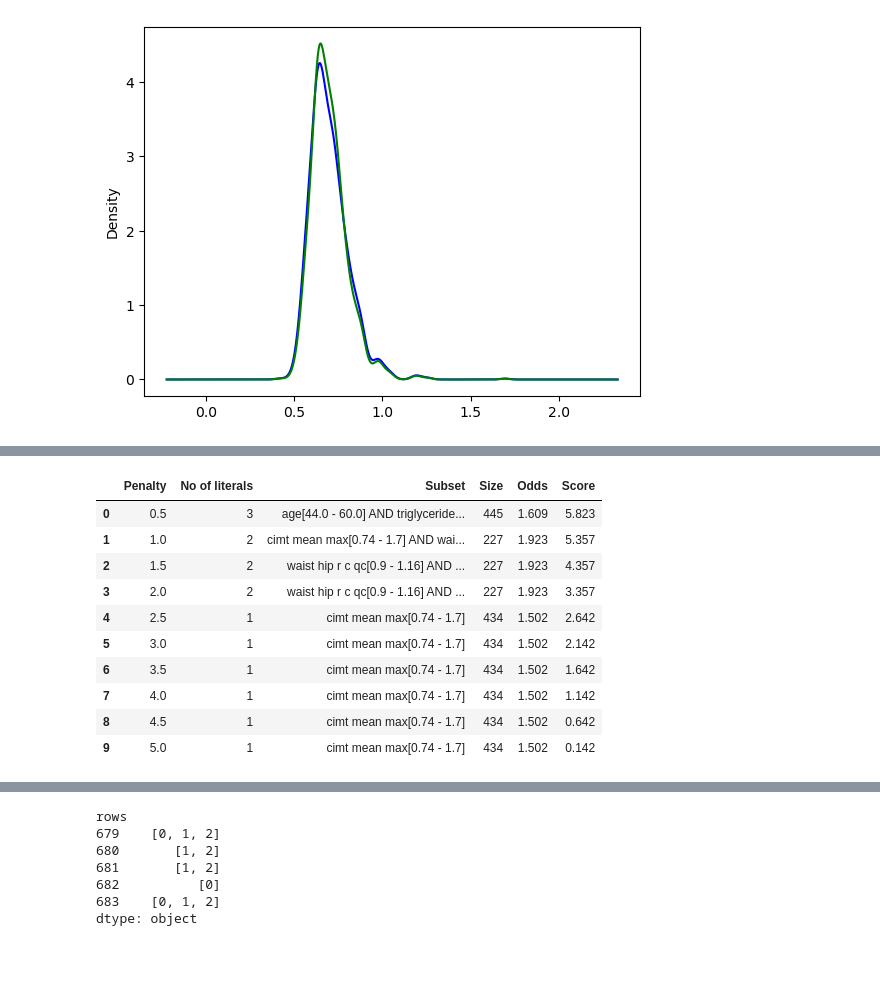
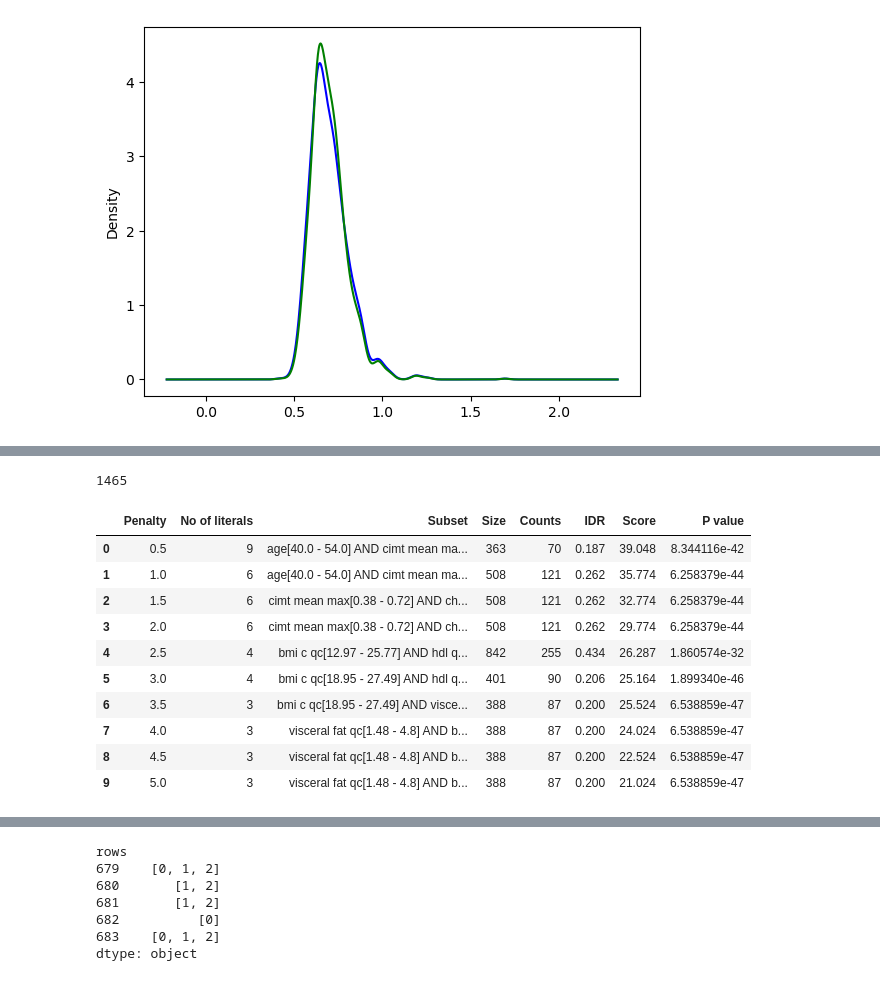
Before and after one commit to kayvinsoo7/HAALSI_work, a Jupyter notebook: mdscan-master/Poisson_scoring.ipynb, the cells around one changed output, grey strips where cells are left out. Cells and saved outputs as stored; diff of their text form; code cells hidden in the pictures.

```diff
--- a/mdscan-master/Poisson_scoring.ipynb
+++ b/mdscan-master/Poisson_scoring.ipynb
@@ -88,5 +90,5 @@ treated['normalizedOutcome'] = (treated['MorbidityCount'] - treated['MorbidityCo
 
 # defining the expectations as mean of the target
 # treated['expectation'] = treated[target_col].mean()
-treated['expectationPoisson'] = treated['normalizedOutcome'].mean()
-# treated['expectationPoisson'] = treated['MorbidityCount'].mean()
+# treated['expectationPoisson'] = treated['normalizedOutcome'].mean()
+treated['expectationPoisson'] = treated['MorbidityCount'].mean()
@@ -96,0 +134,20 @@ treated['normalizedOutcome'].mean()
+# %%
+
+poisData = treated['partnership_status_c_qc']
+
+number_of_participants = len(poisData)  # Total number of participants
+
+# Assuming each participant contributes an equal amount of time (e.g., 1 day)
+time_at_risk_per_participant = treated['partnership_status_c_qc'].mean()  # Adjust this value as per your study design
+
+# Total person-time at risk
+total_person_time = number_of_participants * time_at_risk_per_participant
+
+# Total number of events (sum of counts)
+total_events = np.sum(poisData)
+
+# Calculating incidence density
+incidence_density = total_events / total_person_time
+
+# Print the result
+print("Incidence Density:", incidence_density, "events per person-time unit")
@@ -255,25 +580,32 @@ Size = 434, Odds = 1.502, Score = 0.142
+# %%
+dff_2.shape[0]
+# %% [output]
+1465
 # %%
 results_df = pd.DataFrame({
     'Penalty': penalty_values,
     'No of literals': count_results,
     'Subset': subset_results1,
     'Size': size_results,
-    'Odds': odds_results,
-    'Score': score_results
+    'Counts': disease_counts,
+    'IDR': IDR_results,
+    'Score': score_results,
+    # 'Z score': z_scores,
+    'P value': p_values,
 })
 
 # Display the DataFrame
 results_df
 # %% [output]
-|  | Penalty | No of literals | Subset | Size | Odds | Score |
-| 0 | 0.5 | 3 | age[44.0 - 60.0] AND triglyceride... | 445 | 1.609 | 5.823 |
-| 1 | 1.0 | 2 | cimt mean max[0.74 - 1.7] AND wai... | 227 | 1.923 | 5.357 |
-| 2 | 1.5 | 2 | waist hip r c qc[0.9 - 1.16] AND ... | 227 | 1.923 | 4.357 |
-| 3 | 2.0 | 2 | waist hip r c qc[0.9 - 1.16] AND ... | 227 | 1.923 | 3.357 |
-| 4 | 2.5 | 1 | cimt mean max[0.74 - 1.7] | 434 | 1.502 | 2.642 |
-| 5 | 3.0 | 1 | cimt mean max[0.74 - 1.7] | 434 | 1.502 | 2.142 |
-| 6 | 3.5 | 1 | cimt mean max[0.74 - 1.7] | 434 | 1.502 | 1.642 |
-| 7 | 4.0 | 1 | cimt mean max[0.74 - 1.7] | 434 | 1.502 | 1.142 |
-| 8 | 4.5 | 1 | cimt mean max[0.74 - 1.7] | 434 | 1.502 | 0.642 |
-| 9 | 5.0 | 1 | cimt mean max[0.74 - 1.7] | 434 | 1.502 | 0.142 |
+|  | Penalty | No of literals | Subset | Size | Counts | IDR | Score | P value |
+| 0 | 0.5 | 9 | age[40.0 - 54.0] AND cimt mean ma... | 363 | 70 | 0.187 | 39.048 | 8.344116e-42 |
+| 1 | 1.0 | 6 | age[40.0 - 54.0] AND cimt mean ma... | 508 | 121 | 0.262 | 35.774 | 6.258379e-44 |
+| 2 | 1.5 | 6 | cimt mean max[0.38 - 0.72] AND ch... | 508 | 121 | 0.262 | 32.774 | 6.258379e-44 |
+| 3 | 2.0 | 6 | cimt mean max[0.38 - 0.72] AND ch... | 508 | 121 | 0.262 | 29.774 | 6.258379e-44 |
+| 4 | 2.5 | 4 | bmi c qc[12.97 - 25.77] AND hdl q... | 842 | 255 | 0.434 | 26.287 | 1.860574e-32 |
+| 5 | 3.0 | 4 | bmi c qc[18.95 - 27.49] AND hdl q... | 401 | 90 | 0.206 | 25.164 | 1.899340e-46 |
+| 6 | 3.5 | 3 | bmi c qc[18.95 - 27.49] AND visce... | 388 | 87 | 0.200 | 25.524 | 6.538859e-47 |
+| 7 | 4.0 | 3 | visceral fat qc[1.48 - 4.8] AND b... | 388 | 87 | 0.200 | 24.024 | 6.538859e-47 |
+| 8 | 4.5 | 3 | visceral fat qc[1.48 - 4.8] AND b... | 388 | 87 | 0.200 | 22.524 | 6.538859e-47 |
+| 9 | 5.0 | 3 | visceral fat qc[1.48 - 4.8] AND b... | 388 | 87 | 0.200 | 21.024 | 6.538859e-47 |
 # %%
```
Also changed, not shown: parts of 15 cells of this notebook, 5 other files.
